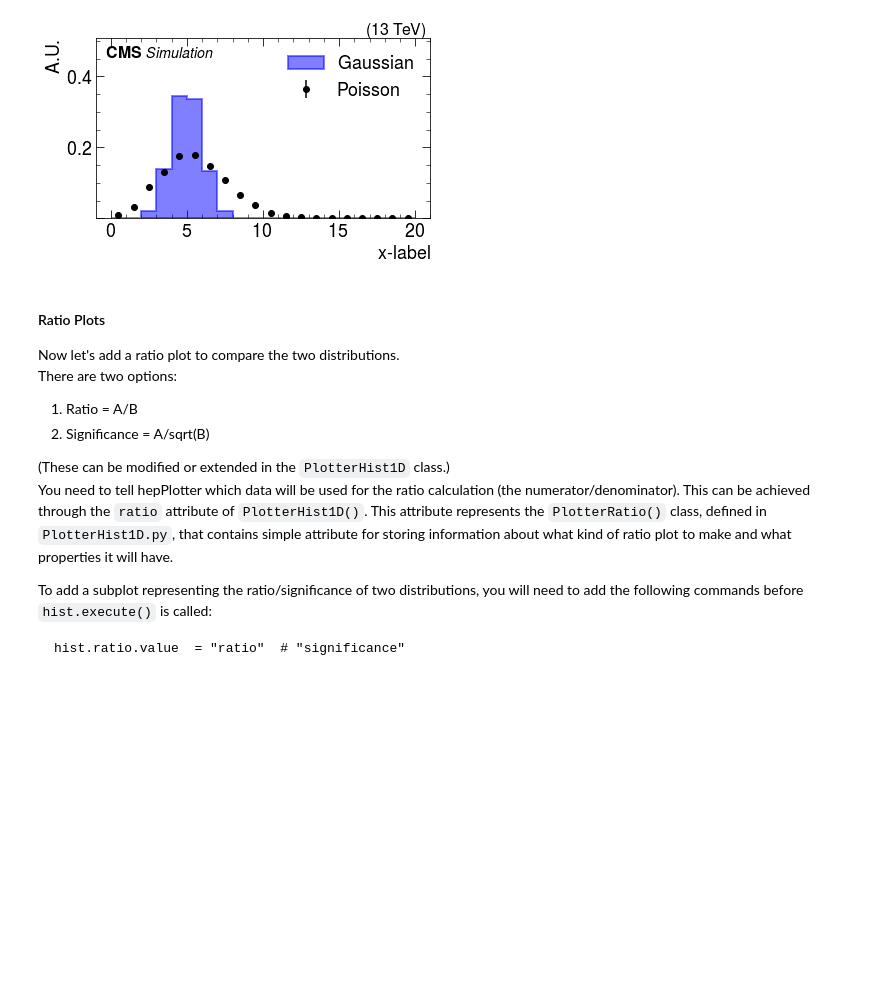
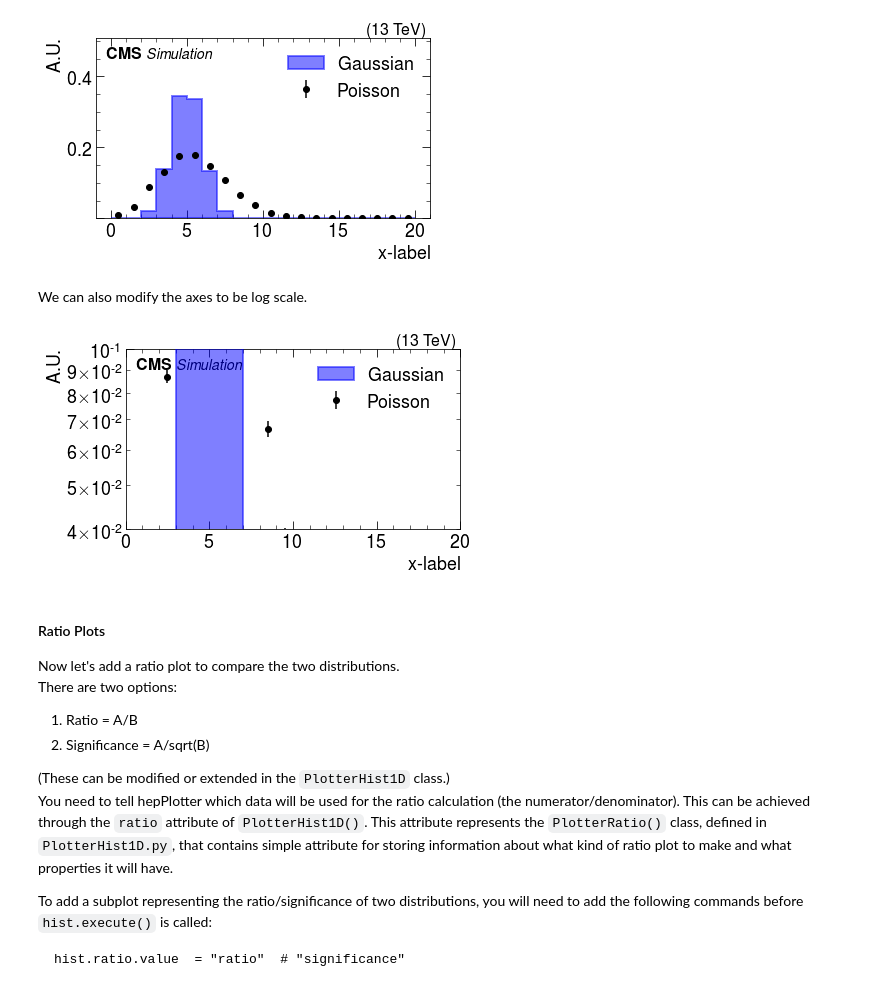
Before and after one commit to demarley/hepPlotter, a Jupyter notebook: examples/0-simple_1D.ipynb, the cells around one changed output. Drawn from its saved outputs; the diff is of its cells as text; code cells hidden in the pictures; blank space fills up the shorter version.

Commit message:
Updates for minor ticks on log plots

```diff
--- a/examples/0-simple_1D.ipynb
+++ b/examples/0-simple_1D.ipynb
@@ -103,6 +103,44 @@ p = hist.execute() # make the plot (p represents the matplotlib 'figure' object)
 #hist.savefig()     # save the figure (with name "hist.saveAs+hist.format") and close it
 # %% [output]
 [figure]
+# %% [markdown]
+We can also modify the axes to be log scale.
+# %%
+# Setup the plot
+hist = Histogram1D()
+
+hist.normed  = True
+hist.logplot = {"x":False,"y":True}
+hist.stacked = False
+hist.x_label = "x-label"
+hist.y_label = "A.U." if hist.normed else "Events"
+hist.saveAs  = "hist1d_jupyter_example2"
+hist.CMSlabel = 'top left'
+hist.CMSlabelStatus = "Simulation"
+
+# ** Options **
+# To rescale the axes, use this option:
+hist.xlim = (0,20)
+hist.ylim = (4e-2,1e-1) # artificially scale the y-axis to accommodate labels and legend
+# you may end up with/without unformatted minor ticks, in which case you can
+# enable this option to format the labels appropriately:
+hist.format_minor_ticklabels = True
+
+hist.initialize()   # sets the parameters of the plot
+
+# Add 'possion' data to the plot from sample1
+hist.Add(poisson,name="poisson",
+         draw_type='errorbar',label="Poisson")
+
+# Add 'gauss' data to the plot from sample2
+hist.Add(gauss,name="gauss",
+         draw_type='stepfilled',color='blue',alpha=0.5,
+         edgecolor="blue",label="Gaussian")
+
+p = hist.execute() # make the plot (p represents the matplotlib 'figure' object)
+#hist.savefig()     # save the figure (with name "hist.saveAs+hist.format") and close it
+# %% [output]
+[figure, added]
 # %% [markdown]
 #### Ratio Plots
 
```
Also changed, not shown: parts of 3 cells of this notebook, 2 other files.
